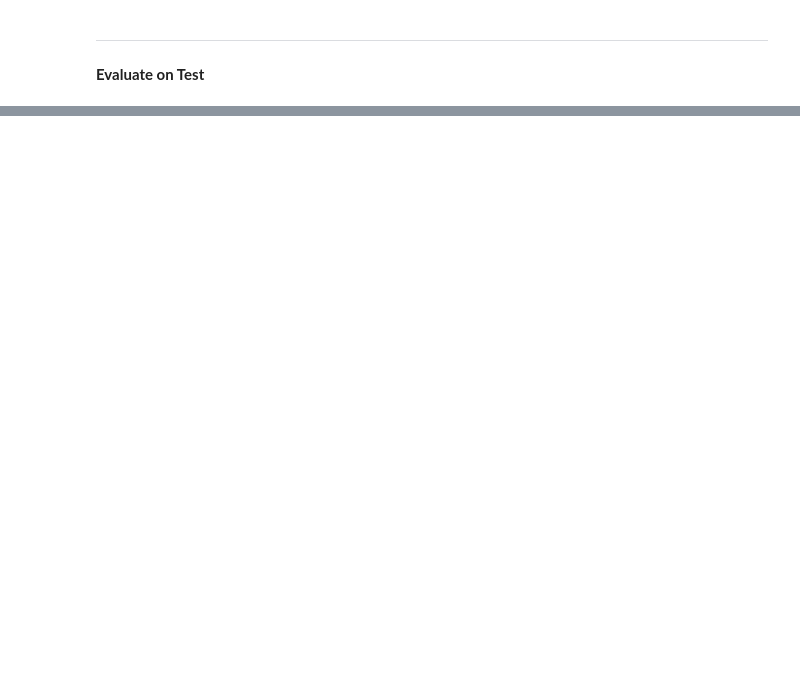
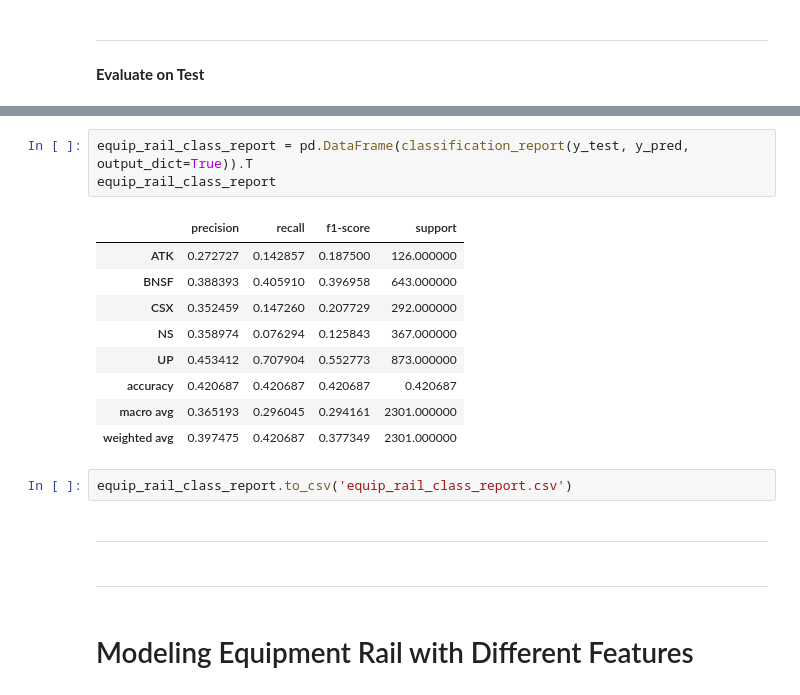
Before and after one commit to OTR-Capstone/Off_The_Rails, a Jupyter notebook: justin_modeling.ipynb, the cells around one changed output, grey strips where cells are left out. Drawn from its saved outputs; the diff is of its cells as text; blank space fills up the shorter version.

Commit message:
updated with more modeling

```diff
--- a/justin_modeling.ipynb
+++ b/justin_modeling.ipynb
@@ -386,0 +382,21 @@ weighted avg       0.39      0.41      0.37      2301
+# %%
+equip_rail_class_report = pd.DataFrame(classification_report(y_test, y_pred, output_dict=True)).T
+equip_rail_class_report
+# %% [output]
+|  | precision | recall | f1-score | support |
+| ATK | 0.272727 | 0.142857 | 0.187500 | 126.000000 |
+| BNSF | 0.388393 | 0.405910 | 0.396958 | 643.000000 |
+| CSX | 0.352459 | 0.147260 | 0.207729 | 292.000000 |
+| NS | 0.358974 | 0.076294 | 0.125843 | 367.000000 |
+| UP | 0.453412 | 0.707904 | 0.552773 | 873.000000 |
+| accuracy | 0.420687 | 0.420687 | 0.420687 | 0.420687 |
+| macro avg | 0.365193 | 0.296045 | 0.294161 | 2301.000000 |
+| weighted avg | 0.397475 | 0.420687 | 0.377349 | 2301.000000 |
+# %%
+equip_rail_class_report.to_csv('equip_rail_class_report.csv')
+# %% [markdown]
+----
+# %% [markdown]
+----
+# %% [markdown]
+# Modeling Equipment Rail with Different Features
```
Also changed, not shown: parts of 60 cells of this notebook.
